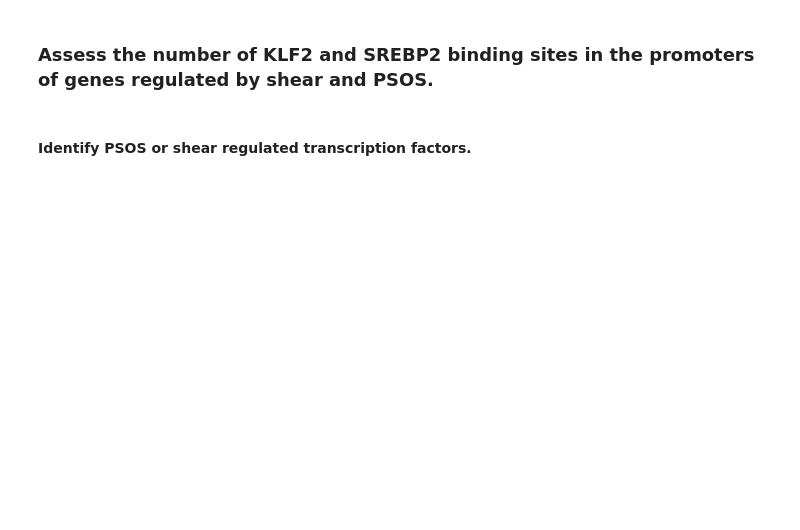
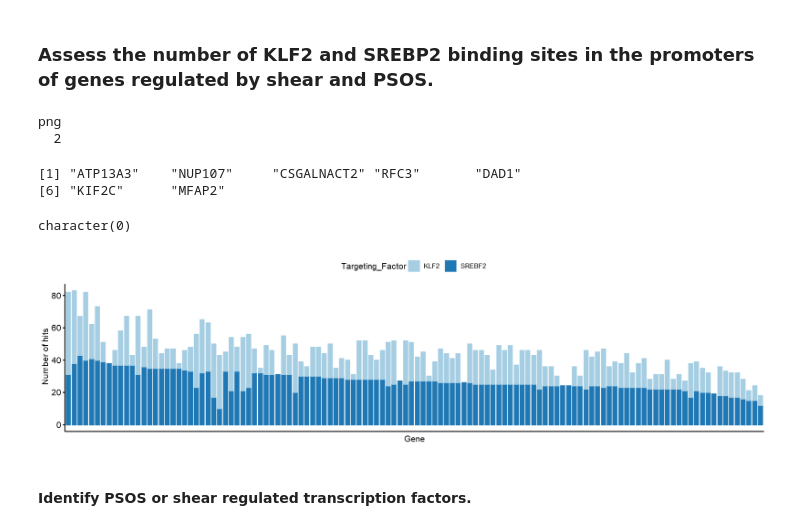
Before and after one commit to brendangongol/Classification_of_COVID19_shear_responsive_genes, a Jupyter notebook: 2020-6-10 Classification_of_shear_gene_expression.ipynb, the cells around one changed output. Cells and saved outputs as stored; diff of their text form; code cells hidden in the pictures; blank space fills up the shorter version.

```diff
--- a/2020-6-10 Classification_of_shear_gene_expression.ipynb
+++ b/2020-6-10 Classification_of_shear_gene_expression.ipynb
@@ -424,13 +510,20 @@ writab(DT=TX_ABUN, fname="./results/12 TX number of consensus sequences Human.xl
 # %%
 options(repr.plot.width=15, repr.plot.height=4)
 KLF <- TX_ABUN[Targeting_Factor == "SREBF2" | Targeting_Factor == "KLF2",]
 g1 <- ggbarplot(KLF, "gene_symbol", "Number_Hits",
           fill = "Targeting_Factor", color = "Targeting_Factor", palette = "Paired")+
     theme(axis.text.x=element_blank(),axis.ticks.x=element_blank())+
     xlab("Gene")+ylab("Number of hits");g1
-#tiff(file = "./results/13 shear tx factor binding sites.tiff", width = 1000, height = 500, units = "px", res = 100);g1;dev.off()
+tiff(file = "./results/13 shear tx factor binding sites.tiff", width = 1000, height = 500, units = "px", res = 100);g1;dev.off()
 setdiff(KLF[KLF$Targeting_Factor == "SREBF2",]$gene_symbol, KLF[KLF$Targeting_Factor == "KLF2",]$gene_symbol)
 setdiff(KLF[KLF$Targeting_Factor == "KLF2",]$gene_symbol, KLF[KLF$Targeting_Factor == "SREBF2",]$gene_symbol)
+# %% [output]
+png
+  2
+[1] "ATP13A3"    "NUP107"     "CSGALNACT2" "RFC3"       "DAD1"
+[6] "KIF2C"      "MFAP2"
+character(0)
+[figure, added]
 # %% [markdown]
 #### Identify PSOS or shear regulated transcription factors.
 # %%
```
Also changed, not shown: parts of 35 cells of this notebook, 8 other files.
